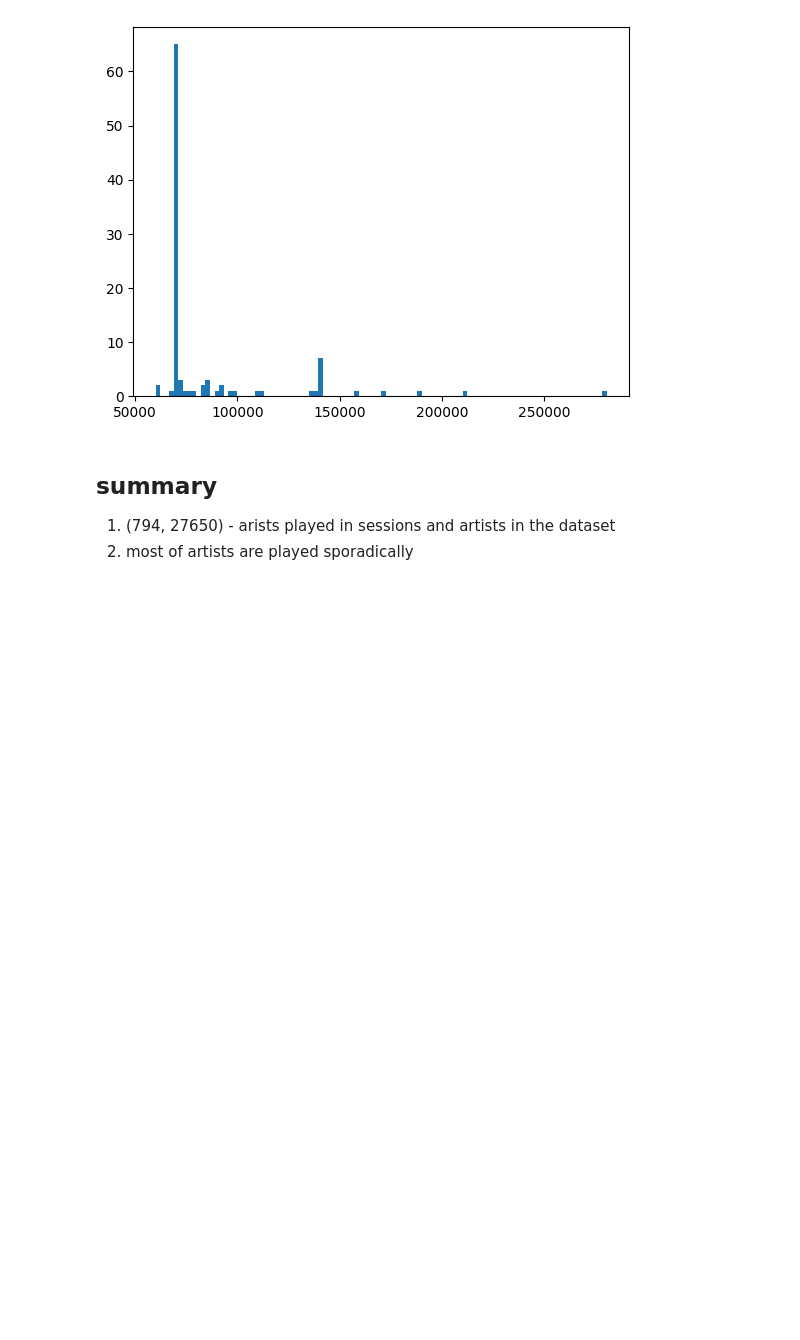
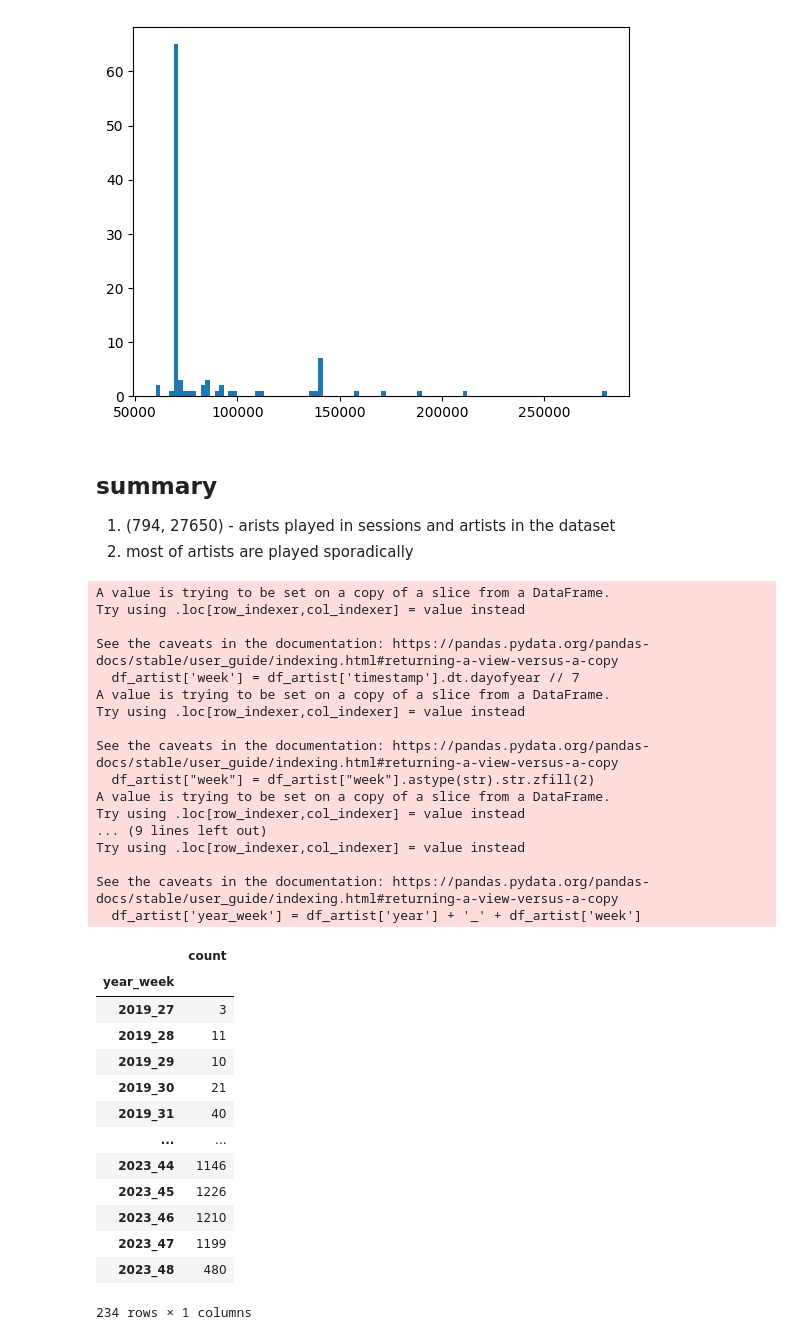
Before and after one commit to wz7475/streaming-service-sales, a Jupyter notebook: data_v2_analysis/artists_plays.ipynb, the cells around one changed output. Drawn from its saved outputs; the diff is of its cells as text; code cells hidden in the pictures; blank space fills up the shorter version.

```diff
--- a/data_v2_analysis/artists_plays.ipynb
+++ b/data_v2_analysis/artists_plays.ipynb
@@ -125,0 +131,52 @@ plt.show()
+# %%
+def get_sessions_per_week(artist_id: str, df: pd.DataFrame) -> pd.DataFrame:
+    df_artist = df[df['id_artist'] == artist_id]
+    df_artist['week'] = df_artist['timestamp'].dt.dayofyear // 7
+    df_artist["week"] = df_artist["week"].astype(str).str.zfill(2)
+    df_artist['year'] = df_artist['timestamp'].dt.year
+    df_artist['year'] = df_artist['year'].astype(str)
+    df_artist['year_week'] = df_artist['year'] + '_' + df_artist['week']
+    df_artist = df_artist[['year_week', 'id_artist']]
+    df_artist = df_artist.groupby('year_week').count()
+    # sort by year_week desc
+    df_artist.sort_index(ascending=False, inplace=True)
+    # reverse index
+    df_artist = df_artist.iloc[::-1]
+    # df_artist.reset_index(inplace=True)
+    df_artist.rename(columns={'id_artist': 'count'}, inplace=True)
+    return df_artist
+
+artist_weeks = get_sessions_per_week('3WrFJ7ztbogyGnTHbHJFl2', df_session_artist)
+artist_weeks
+# %% [output]
+A value is trying to be set on a copy of a slice from a DataFrame.
+Try using .loc[row_indexer,col_indexer] = value instead
+
+See the caveats in the documentation: https://pandas.pydata.org/pandas-docs/stable/user_guide/indexing.html#returning-a-view-versus-a-copy
+  df_artist['week'] = df_artist['timestamp'].dt.dayofyear // 7
+A value is trying to be set on a copy of a slice from a DataFrame.
+Try using .loc[row_indexer,col_indexer] = value instead
+
+See the caveats in the documentation: https://pandas.pydata.org/pandas-docs/stable/user_guide/indexing.html#returning-a-view-versus-a-copy
+  df_artist["week"] = df_artist["week"].astype(str).str.zfill(2)
+A value is trying to be set on a copy of a slice from a DataFrame.
+Try using .loc[row_indexer,col_indexer] = value instead
+... (9 lines left out)
+Try using .loc[row_indexer,col_indexer] = value instead
+
+See the caveats in the documentation: https://pandas.pydata.org/pandas-docs/stable/user_guide/indexing.html#returning-a-view-versus-a-copy
+  df_artist['year_week'] = df_artist['year'] + '_' + df_artist['week']
+|  | count |
+| year_week |  |
+| 2019_27 | 3 |
+| 2019_28 | 11 |
+| 2019_29 | 10 |
+| 2019_30 | 21 |
+| 2019_31 | 40 |
+| ... | ... |
+| 2023_44 | 1146 |
+| 2023_45 | 1226 |
+| 2023_46 | 1210 |
+| 2023_47 | 1199 |
+| 2023_48 | 480 |
+234 rows × 1 columns
```
Also changed, not shown: parts of 5 cells of this notebook.
